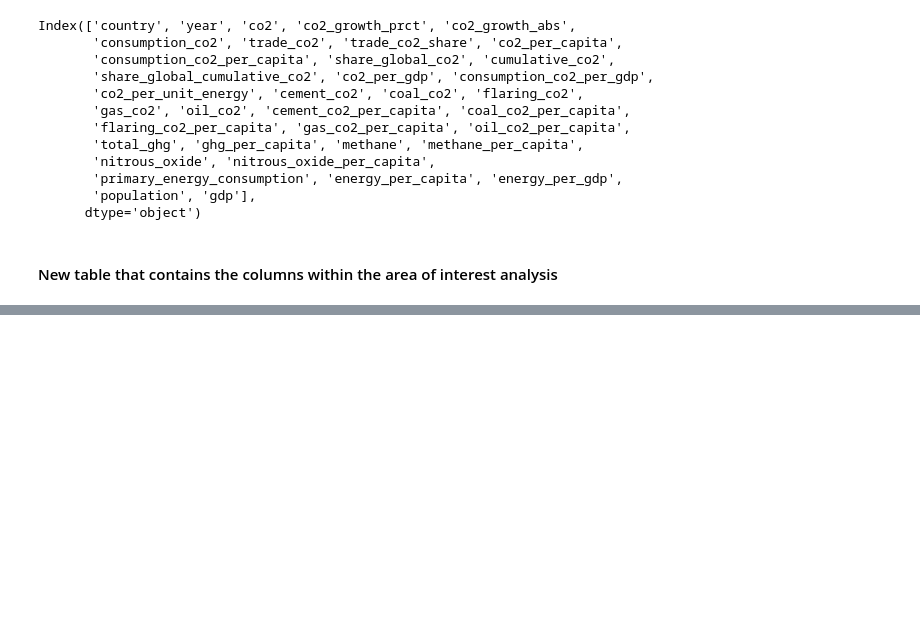
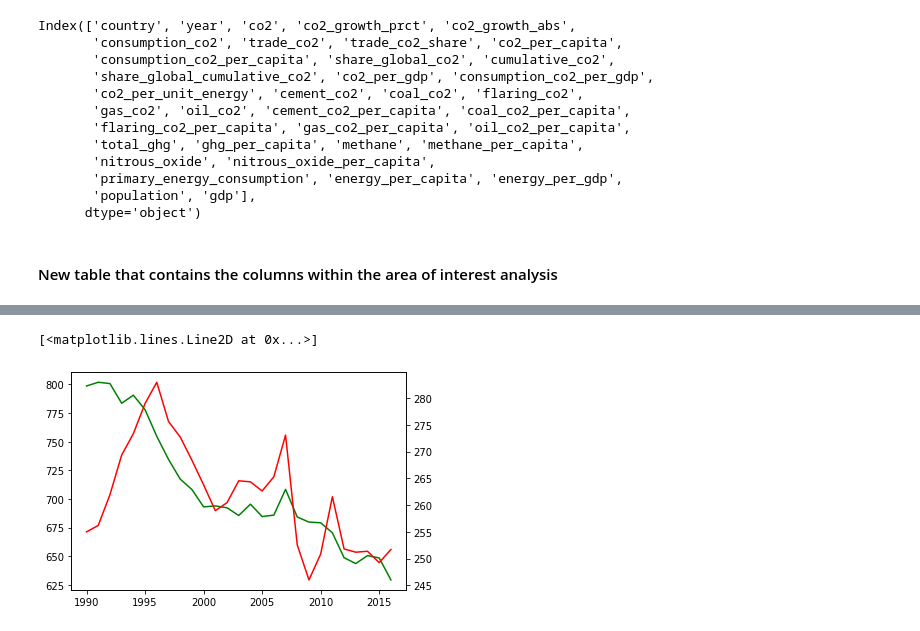
Before and after one commit to sarahgao22sg/Project1, a Jupyter notebook: CO2 Emissions Analysis_Country/CO2 Analysis Code.ipynb, the cells around one changed output, grey strips where cells are left out. Cells and saved outputs as stored; diff of their text form; code cells hidden in the pictures; blank space fills up the shorter version.

```diff
--- a/CO2 Emissions Analysis_Country/CO2 Analysis Code.ipynb
+++ b/CO2 Emissions Analysis_Country/CO2 Analysis Code.ipynb
@@ -73,0 +77,11 @@ Co2_Emissions_df
+# %%
+# Analyzing Co2 and GHG by country
+Co2_Emissions_USA=Co2_Emissions_df[Co2_Emissions_df.country=="United States"]
+Co2_Emissions_USA=Co2_Emissions_USA.reset_index(drop=True)
+fig,ax=plt.subplots()
+ax.plot(Co2_Emissions_USA.year,Co2_Emissions_USA.methane,color="green")
+ax2=ax.twinx()
+ax2.plot(Co2_Emissions_USA.year,Co2_Emissions_USA.nitrous_oxide,color="red")
+# %% [output]
+[<matplotlib.lines.Line2D at 0x...>]
+[figure, added]
```
Also changed, not shown: parts of 7 cells of this notebook.
